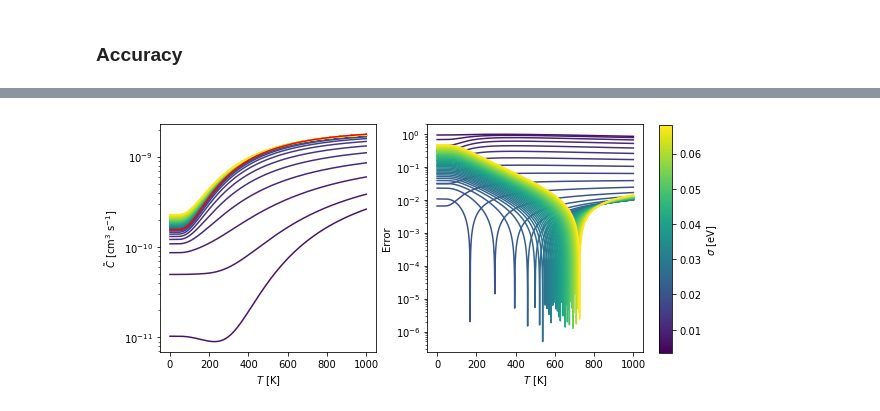
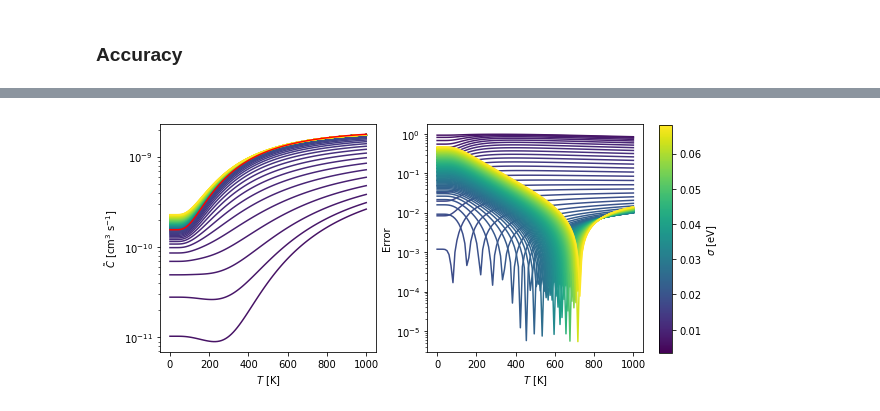
Before and after one commit to mturiansky/nonrad, a Jupyter notebook: notebooks/benchmarking.ipynb, the cells around one changed output, grey strips where cells are left out. Cells and saved outputs as stored; diff of their text form; code cells hidden in the pictures.

```diff
--- a/notebooks/benchmarking.ipynb
+++ b/notebooks/benchmarking.ipynb
@@ -131,28 +147,28 @@ plt.show()
 # %%
 targs = test_args.copy()
-targs['T'] = np.linspace(0.01, 1000, 2000)
-sigmas = targs['wf'] * np.linspace(0.1, 2., 50)
+targs['T'] = np.linspace(0.01, 1000, 100)
+sigmas = targs['wf'] * np.linspace(0.1, 2., 100)
 colors = plt.get_cmap('viridis')(sigmas / np.max(sigmas))
 
 fig, ax = plt.subplots(1, 2, figsize=(9, 4))
 interpC = get_C(**targs)
 ax[0].semilogy(targs['T'], interpC, color='r', zorder=100)
 for sigma, color in zip(sigmas, colors):
     targs['sigma'] = sigma
     sigmaC = get_C(**targs)
     ax[0].semilogy(targs['T'], sigmaC, color=color)
     ax[1].semilogy(targs['T'], np.abs(sigmaC - interpC) / np.abs(interpC), color=color)
 ax[0].set_xlabel('$T$ [K]')
 ax[0].set_ylabel(r'$\tilde{C}$ [cm$^{3}$ s$^{-1}$]')
 ax[1].set_xlabel('$T$ [K]')
 ax[1].set_ylabel('Error')
 plt.tight_layout()
 plt.subplots_adjust(right=0.85)
 cbarax = fig.add_axes([0.875, 0.155, 0.02, 0.79])
 im = mpl.cm.ScalarMappable(norm=mpl.colors.Normalize(vmin=np.min(sigmas), vmax=np.max(sigmas)), cmap=plt.get_cmap('viridis'))
 im.set_array([])
 cbar = fig.colorbar(im, cax=cbarax)
 cbar.set_label('$\sigma$ [eV]')
 plt.show()
 # %% [output]
-[figure, old version]
+[figure, new version]
```
Also changed, not shown: parts of 9 cells of this notebook.
